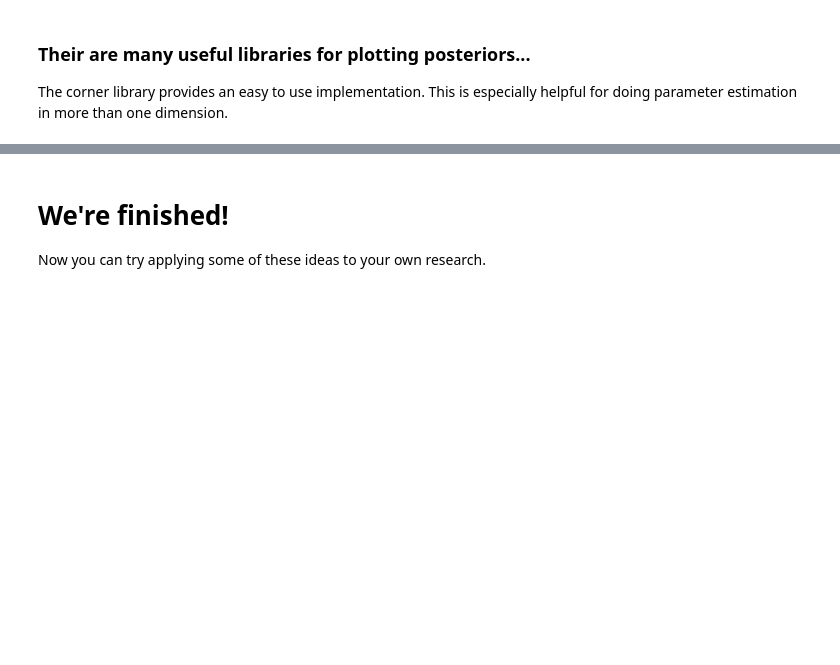
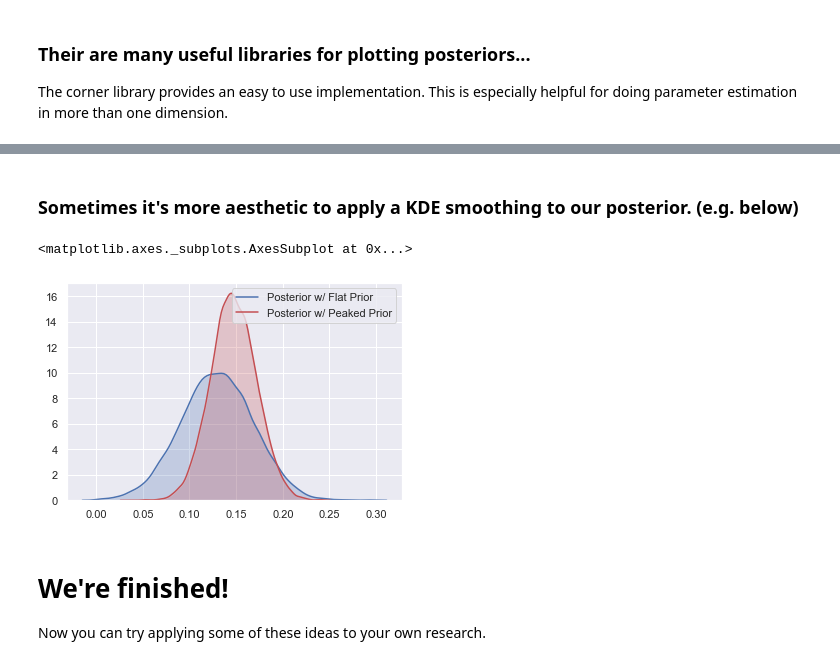
Before and after one commit to derekeverett/simple_bayes_with_GP, a Jupyter notebook: Infer_Shear_Viscosity_from_Flow.ipynb, the cells around one changed output, grey strips where cells are left out. Drawn from its saved outputs; the diff is of its cells as text; code cells hidden in the pictures; blank space fills up the shorter version.

Commit message:
added kde plot of posterior

```diff
--- a/Infer_Shear_Viscosity_from_Flow.ipynb
+++ b/Infer_Shear_Viscosity_from_Flow.ipynb
@@ -478,3 +478,11 @@ plt.show()
+# %% [markdown]
+### Sometimes it's more aesthetic to apply a KDE smoothing to our posterior. (e.g. below)
+# %%
+sns.distplot(samples_flat_prior, hist=False, color="b", kde_kws={"shade": True}, label='Posterior w/ Flat Prior')
+sns.distplot(samples_peaked_prior, hist=False, color="r", kde_kws={"shade": True}, label='Posterior w/ Peaked Prior')
+# %% [output]
+<matplotlib.axes._subplots.AxesSubplot at 0x...>
+[figure, added]
 # %% [markdown]
 # We're finished!
 
```
Also changed, not shown: parts of 8 cells of this notebook.
